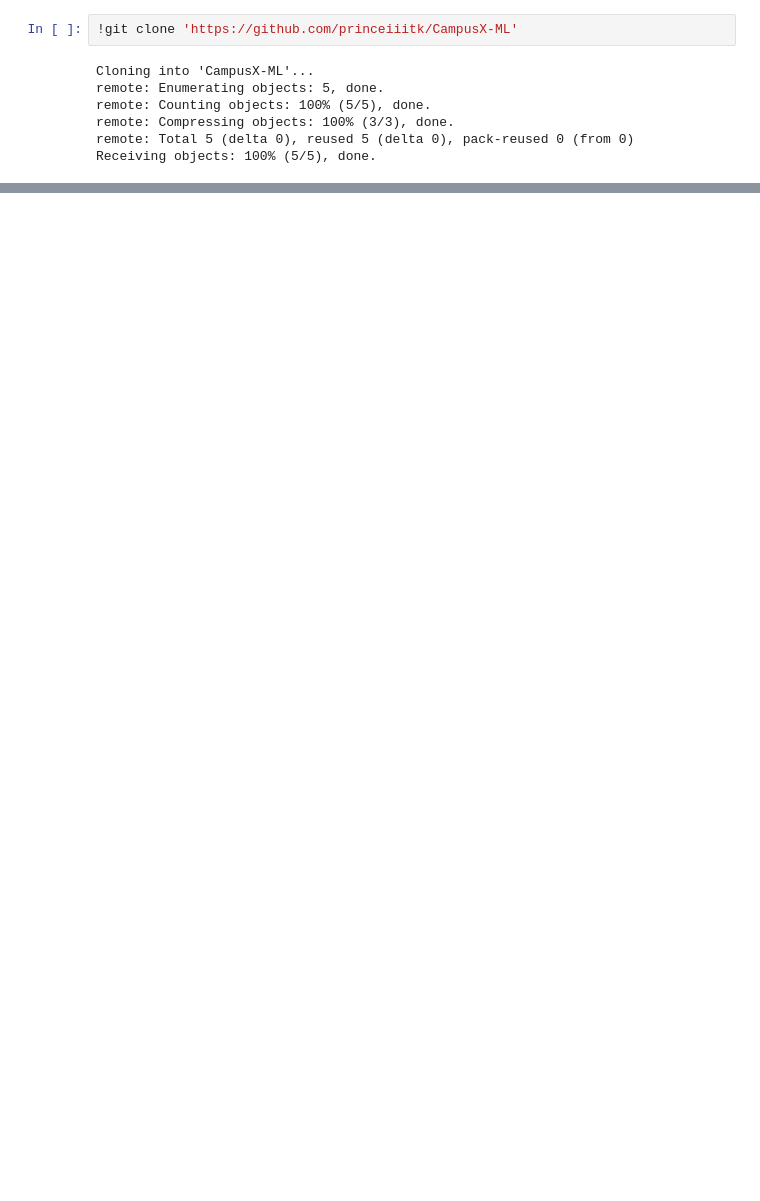
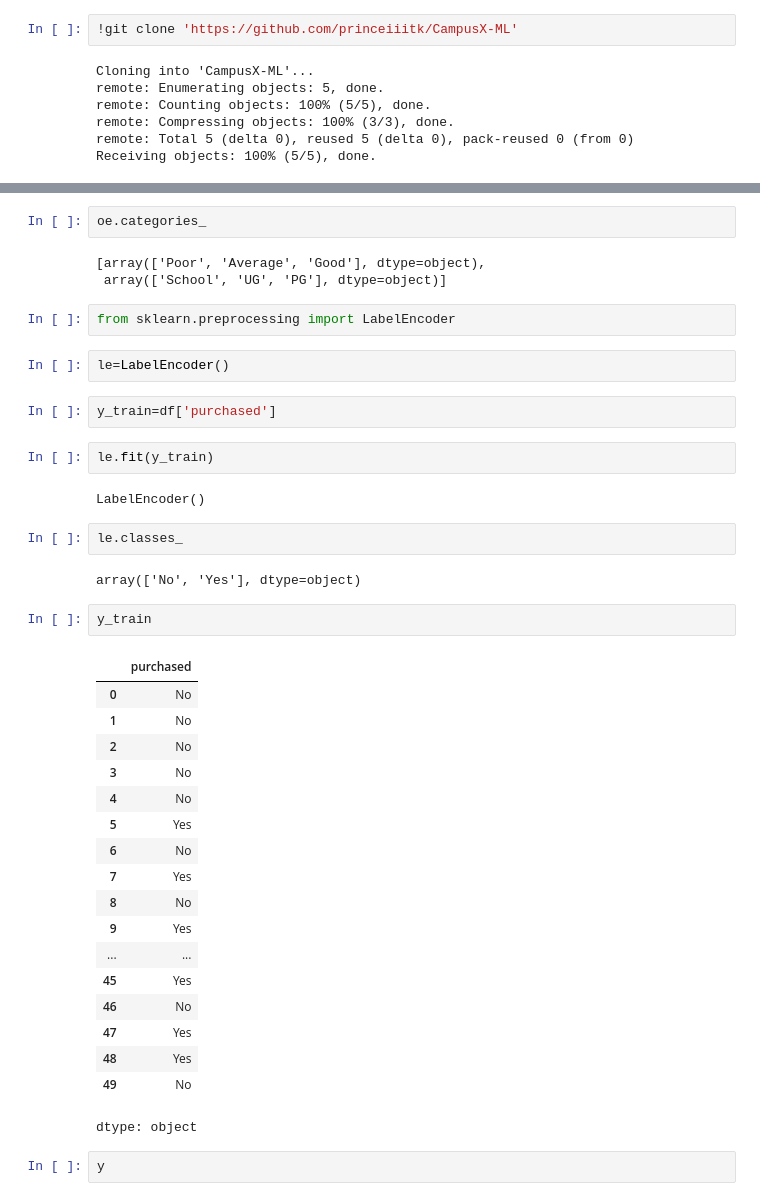
Before and after one commit to princeiiitk/CampusX-ML, a Jupyter notebook: Ordinal_Encoding/Ordinal_encoding.ipynb, the cells around one changed output, grey strips where cells are left out. Saved outputs shown, nothing was run; the diff lists cells and outputs as text; blank space fills up the shorter version.

```diff
--- a/Ordinal_Encoding/Ordinal_encoding.ipynb
+++ b/Ordinal_Encoding/Ordinal_encoding.ipynb
@@ -33,0 +84,42 @@ df
+# %%
+oe.categories_
+# %% [output]
+[array(['Poor', 'Average', 'Good'], dtype=object),
+ array(['School', 'UG', 'PG'], dtype=object)]
+# %%
+from sklearn.preprocessing import LabelEncoder
+# %%
+le=LabelEncoder()
+# %%
+y_train=df['purchased']
+# %%
+le.fit(y_train)
+# %% [output]
+LabelEncoder()
+# %%
+le.classes_
+# %% [output]
+array(['No', 'Yes'], dtype=object)
+# %%
+y_train
+# %% [output]
+|  | purchased |
+| 0 | No |
+| 1 | No |
+| 2 | No |
+| 3 | No |
+| 4 | No |
+| 5 | Yes |
+| 6 | No |
+| 7 | Yes |
+| 8 | No |
+| 9 | Yes |
+| ... | ... |
+| 45 | Yes |
+| 46 | No |
+| 47 | Yes |
+| 48 | Yes |
+| 49 | No |
+dtype: object
+# %%
+y
```
Also changed, not shown: parts of 8 cells of this notebook.
